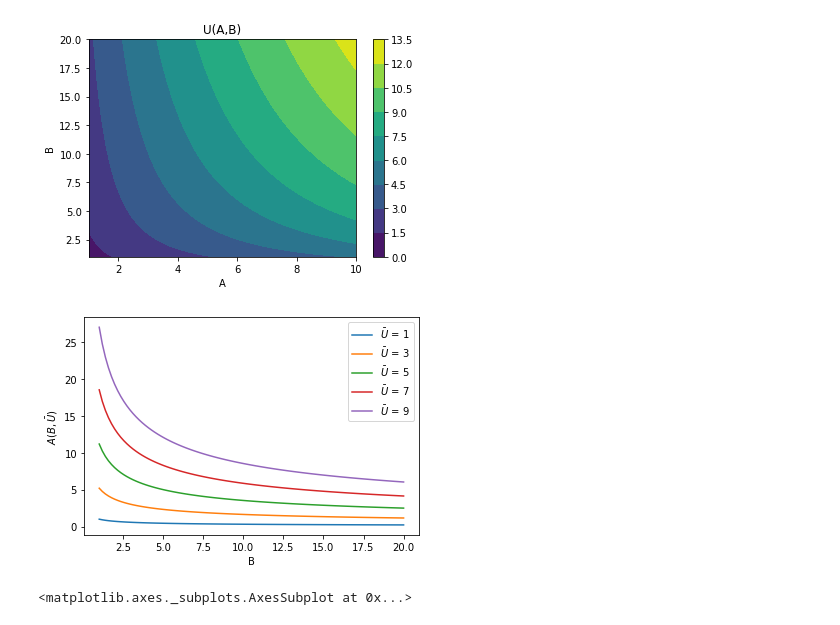
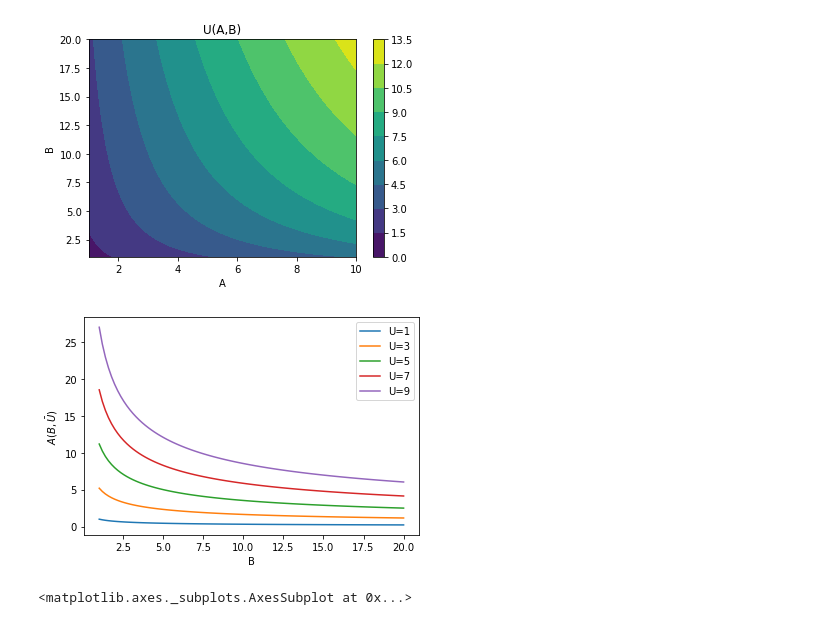
Before and after one commit to tjm165/economics, a Jupyter notebook: Optimization.ipynb, the cells around one changed output. Cells and saved outputs as stored; diff of their text form; code cells hidden in the pictures.

Commit message:
produce a final plot that is useful

```diff
--- a/Optimization.ipynb
+++ b/Optimization.ipynb
@@ -99,18 +34,27 @@ Text(0.5, 1.0, 'U(A,B)')
 # %%
 def A_indifference(B, ubar, alpha=1/3):
     return ubar**(1/(1-alpha)) * B**(-alpha/(1-alpha))
 
+def plot_indif(ax, utility, alpha=1/3):
+    label = "U="+str(utility)
+    ax.plot(B, A_indifference(B, utility, alpha), label=label)
+    ax.legend(loc='best')
+
 def plot_indifference_curves(ax, alpha=1/3):
     ubar = np.arange(1, 11, 2)
-    ax.plot(B, A_indifference(B, ubar, alpha))
-    ax.legend([r"$\bar{U}$" + " = {}".format(i) for i in ubar])
+#     ax.plot(B, A_indifference(B, ubar, alpha))
+#     ax.legend([r"$\bar{U}$" + " = {}".format(i) for i in ubar])
+    for i in ubar:
+        plot_indif(ax, i)
     ax.set_xlabel("B")
     ax.set_ylabel(r"$A(B, \bar{U}$)")
 
+
+
 fig, ax = plt.subplots()
 plot_indifference_curves(ax)
 # %% [output]
-[figure, old version]
+[figure, new version]
 # %%
 def A_bc(B, W=20, pa=2):
     "Given B, W, and pa return the max amount of A our consumer can afford"
```
Also changed, not shown: parts of 9 cells of this notebook.
